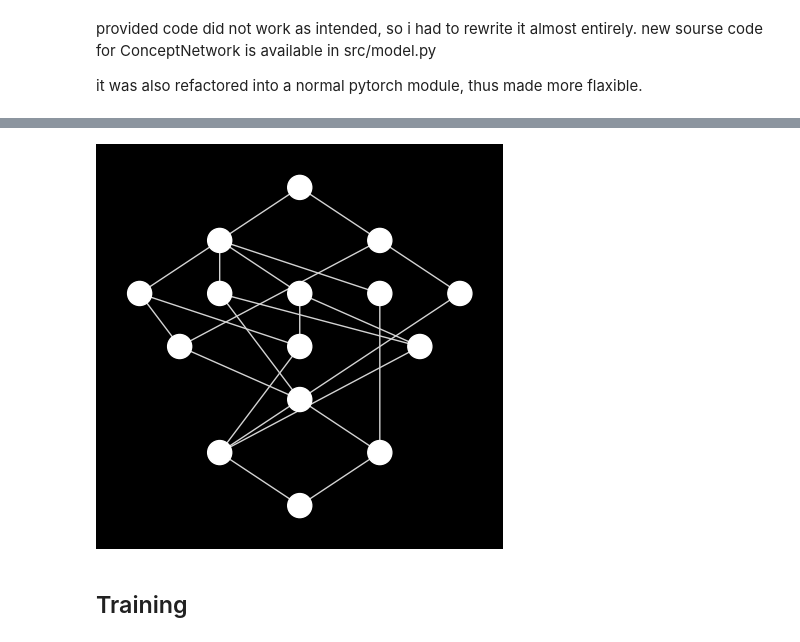
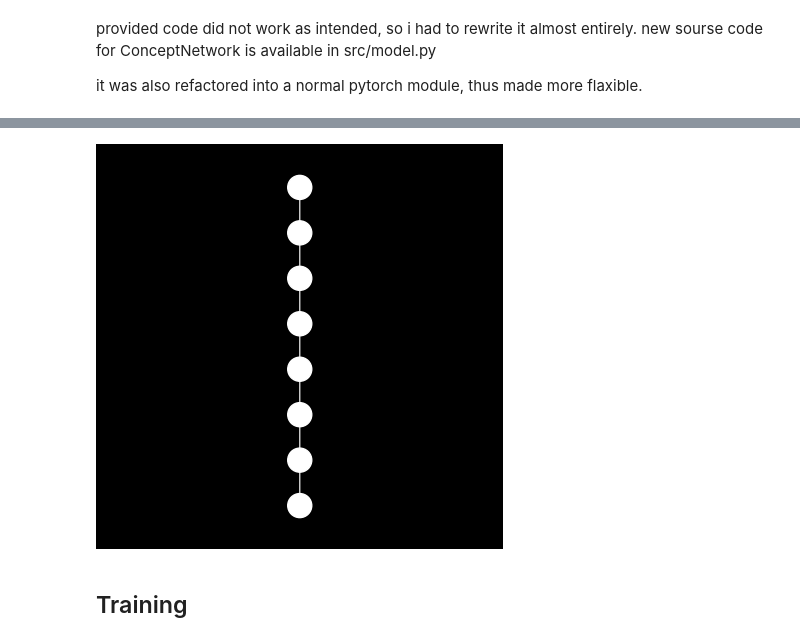
Before and after one commit to yuasosnin/neural-fca, a Jupyter notebook: main.ipynb, the cells around one changed output, grey strips where cells are left out. Cells and saved outputs as stored; diff of their text form; code cells hidden in the pictures.

```diff
--- a/main.ipynb
+++ b/main.ipynb
@@ -38,4 +40,7 @@ target.hist()
 unbalanced labels -> use fscore (or whole coufusion matrix)
 # %%
 from src.utils import DataCollection
-data = DataCollection(df_bool.values, df_num.values, target.values, batch_size=64)
+from sklearn.preprocessing import KBinsDiscretizer
+
+binarizer = KBinsDiscretizer(strategy='uniform')
+data = DataCollection(df_bool.values, df_num.values, target.values, binarizer=binarizer)
@@ -104,0 +61,3 @@ nx.draw(
+# %%
+K_train = FormalContext(data.x['train'].numpy().astype(bool), target=data.y['train'].numpy().astype(bool))
+L_train = ConceptLattice.from_context(K_train, algo='Sofia', L_max=10, is_monotone=True)
@@ -104,0 +78,4 @@ nx.draw(
+# %%
+# best_concepts = select_best_concepts(L_train, K_train, measure='support', n_concepts=20)
+best_concepts = L_train
+cn = ConceptNetwork(best_concepts, nonlinearity=nn.ReLU)
@@ -105,8 +87,8 @@ nx.draw(
 # %%
 fig, ax = plt.subplots(figsize=(5,5))
 vis = LineVizNx(node_border_color='g', node_color='w')
-vis.draw_poset(L_train, ax=ax);
+vis.draw_poset(POSet(best_concepts), ax=ax);
 # %% [output]
-[figure, old version]
+[figure, new version]
 # %% [markdown]
 ## Training
```
Also changed, not shown: parts of 35 cells of this notebook, 2 other files.
